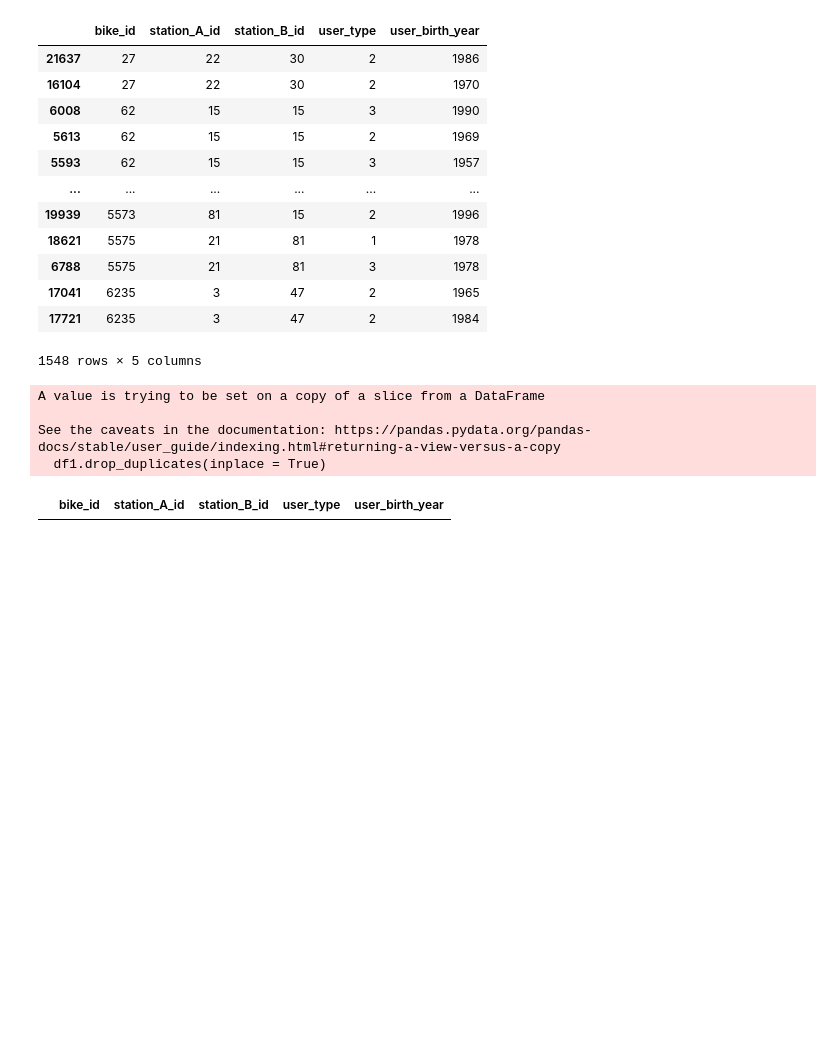
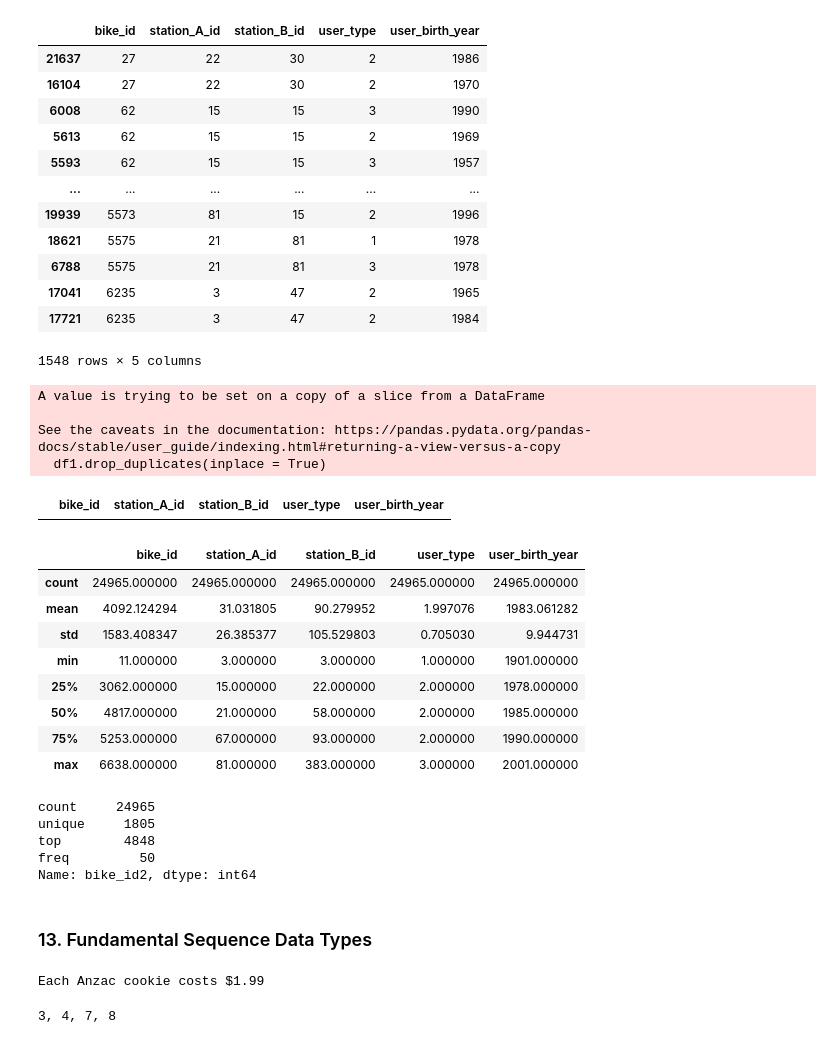
Before and after one commit to naid3n/DataCamp_Courses, a Jupyter notebook: DataCamp_Data_Engineering/DataCamp_DE_Associate_Certificate_Prep/Competency_2_Data_Management_in_Python.ipynb, the cells around one changed output. Drawn from its saved outputs; the diff is of its cells as text; code cells hidden in the pictures; blank space fills up the shorter version.

```diff
--- a/DataCamp_Data_Engineering/DataCamp_DE_Associate_Certificate_Prep/Competency_2_Data_Management_in_Python.ipynb
+++ b/DataCamp_Data_Engineering/DataCamp_DE_Associate_Certificate_Prep/Competency_2_Data_Management_in_Python.ipynb
@@ -642,3 +655,25 @@ duplicates = df1.duplicated(subset = cols, keep = False)
 df1[duplicates].sort_values(by = 'bike_id')
 # %% [output]
 |  | bike_id | station_A_id | station_B_id | user_type | user_birth_year |
+# %%
+# Convert datatype of bike_id
+df1.describe()
+# %% [output]
+|  | bike_id | station_A_id | station_B_id | user_type | user_birth_year |
+| count | 24965.000000 | 24965.000000 | 24965.000000 | 24965.000000 | 24965.000000 |
+| mean | 4092.124294 | 31.031805 | 90.279952 | 1.997076 | 1983.061282 |
+| std | 1583.408347 | 26.385377 | 105.529803 | 0.705030 | 9.944731 |
+| min | 11.000000 | 3.000000 | 3.000000 | 1.000000 | 1901.000000 |
+| 25% | 3062.000000 | 15.000000 | 22.000000 | 2.000000 | 1978.000000 |
+| 50% | 4817.000000 | 21.000000 | 58.000000 | 2.000000 | 1985.000000 |
+| 75% | 5253.000000 | 67.000000 | 93.000000 | 2.000000 | 1990.000000 |
+| max | 6638.000000 | 81.000000 | 383.000000 | 3.000000 | 2001.000000 |
+# %%
+df1['bike_id2'] = df1['bike_id'].astype('category')
+df1['bike_id2'].describe()
+# %% [output]
+count     24965
+unique     1805
+top        4848
+freq         50
+Name: bike_id2, dtype: int64
@@ -644,0 +682,15 @@ df1[duplicates].sort_values(by = 'bike_id')
+# %% [markdown]
+### 13. Fundamental Sequence Data Types
+# %%
+# f-strings f""
+cookie_name = "Anzac"
+cookie_price = "$1.99"
+
+print(f"Each {cookie_name} cookie costs {cookie_price}")
+# %% [output]
+Each Anzac cookie costs $1.99
+# %%
+child_ages = ["3", "4", "7", "8"]
+print(", ".join(child_ages))
+# %% [output]
+3, 4, 7, 8
```
Also changed, not shown: parts of 40 cells of this notebook.
